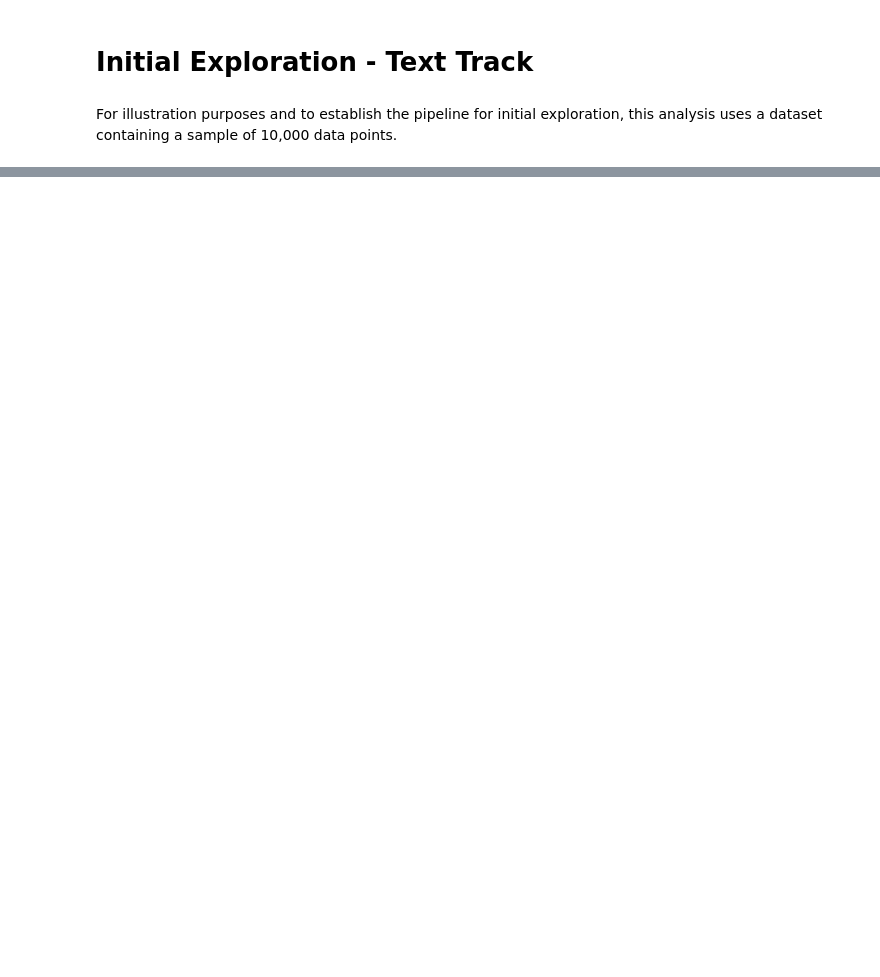
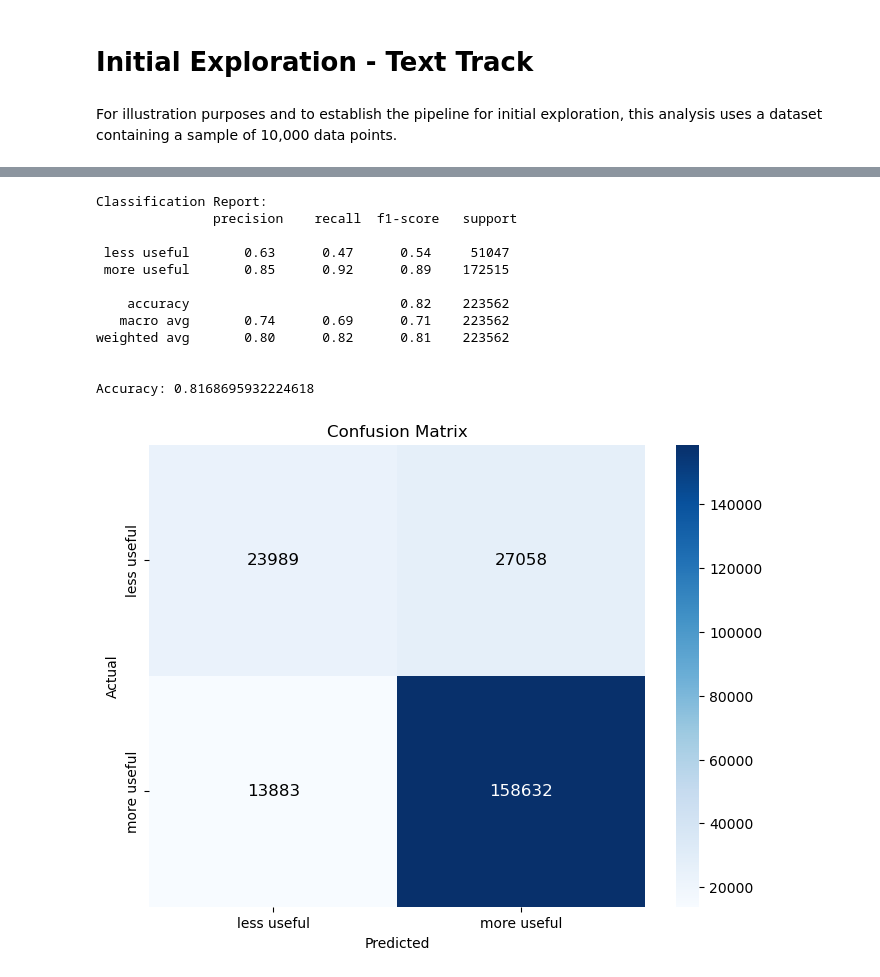
Before and after one commit to angelina-sjw/Math-148-Project, a Jupyter notebook: main.ipynb, the cells around one changed output, grey strips where cells are left out. Drawn from its saved outputs; the diff is of its cells as text; code cells hidden in the pictures; blank space fills up the shorter version.

```diff
--- a/main.ipynb
+++ b/main.ipynb
@@ -316,0 +106,18 @@ plt.show()
+# %%
+y_pred = run_classification(X_train_ready, y_train, X_test_ready, y_test)
+class_labels = sorted(np.unique(y_test))
+plot_confusion_matrix(y_test, y_pred, class_labels)
+# %% [output]
+Classification Report:
+               precision    recall  f1-score   support
+
+ less useful       0.63      0.47      0.54     51047
+ more useful       0.85      0.92      0.89    172515
+
+    accuracy                           0.82    223562
+   macro avg       0.74      0.69      0.71    223562
+weighted avg       0.80      0.82      0.81    223562
+
+
+Accuracy: 0.8168695932224618
+[figure, added]
```
Also changed, not shown: parts of 25 cells of this notebook, 25 other files.
